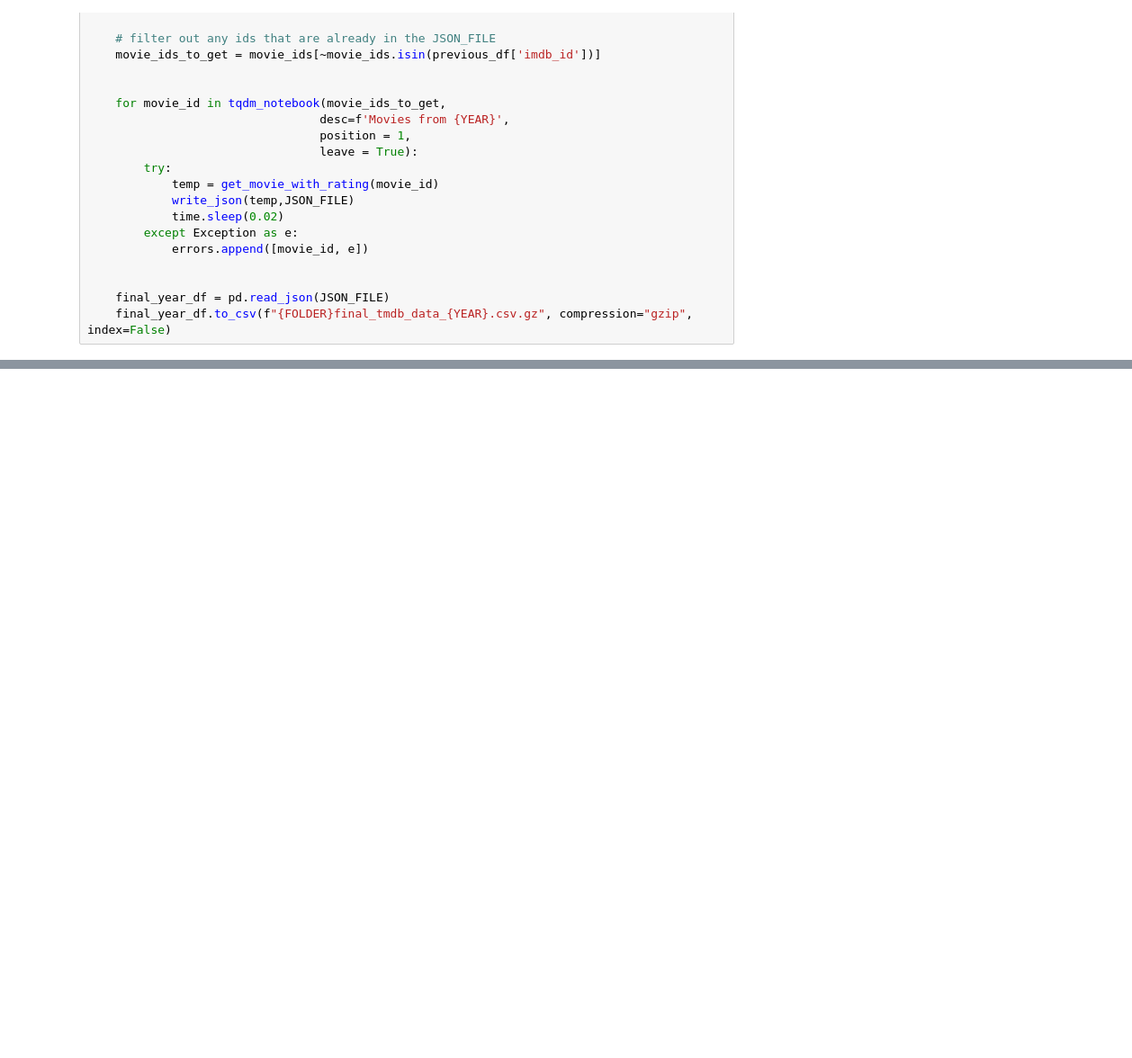
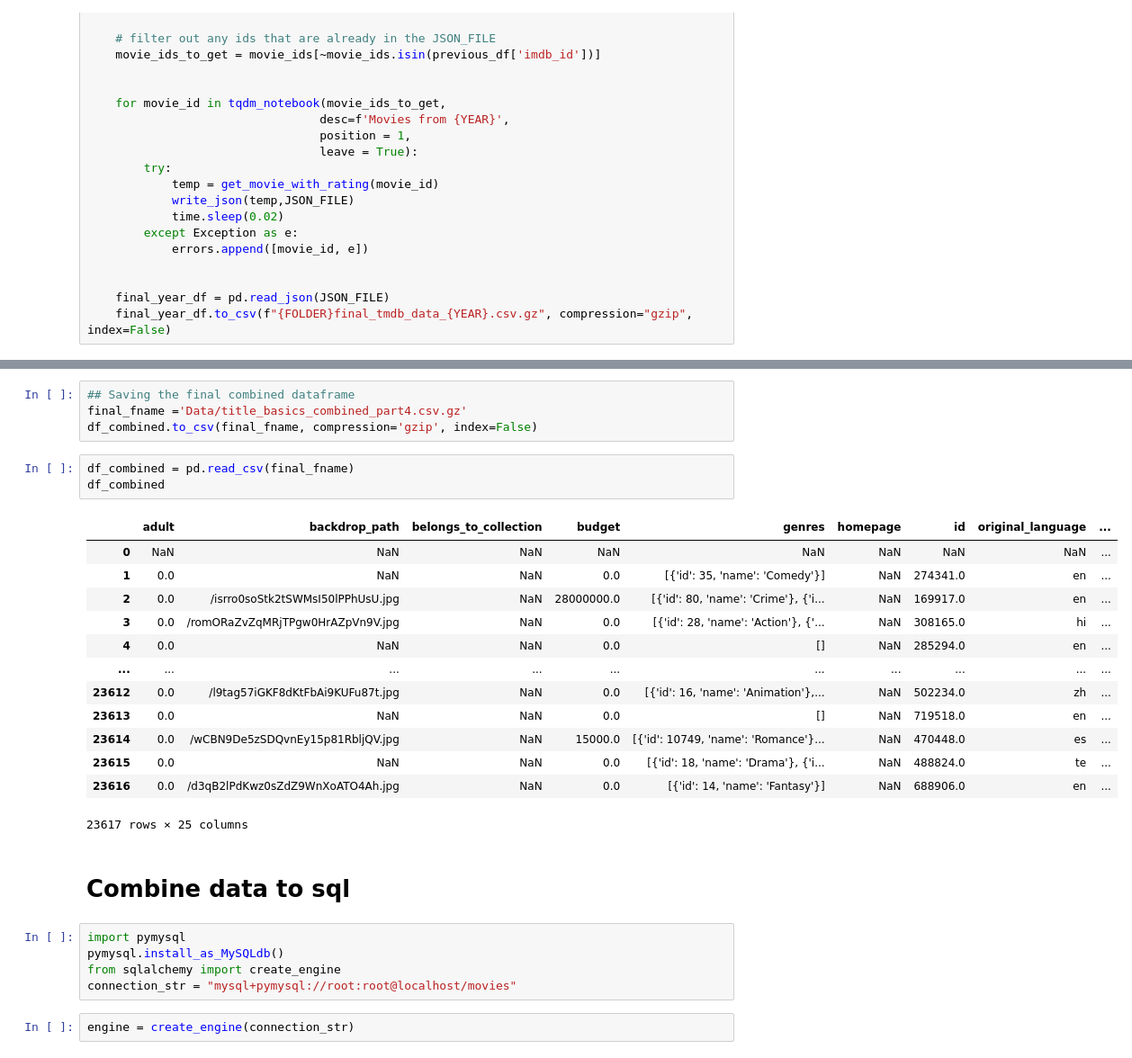
Before and after one commit to mkwak92/Project-3-IMDB, a Jupyter notebook: Project 3 Part 4.ipynb, the cells around one changed output, grey strips where cells are left out. Shown: that part at 90% size. Saved outputs shown, nothing was run; the diff lists cells and outputs as text; blank space fills up the shorter version.

Commit message:
part 4

```diff
--- a/Project 3 Part 4.ipynb
+++ b/Project 3 Part 4.ipynb
@@ -162,0 +201,30 @@ for YEAR in tqdm_notebook(YEARS_TO_GET, desc= 'YEARS', position = 0):
+# %%
+## Saving the final combined dataframe
+final_fname ='Data/title_basics_combined_part4.csv.gz'
+df_combined.to_csv(final_fname, compression='gzip', index=False)
+# %%
+df_combined = pd.read_csv(final_fname)
+df_combined
+# %% [output]
+|  | adult | backdrop_path | belongs_to_collection | budget | genres | homepage | id | original_language | ... |
+| 0 | NaN | NaN | NaN | NaN | NaN | NaN | NaN | NaN | ... |
+| 1 | 0.0 | NaN | NaN | 0.0 | [{'id': 35, 'name': 'Comedy'}] | NaN | 274341.0 | en | ... |
+| 2 | 0.0 | /isrro0soStk2tSWMsI50lPPhUsU.jpg | NaN | 28000000.0 | [{'id': 80, 'name': 'Crime'}, {'i... | NaN | 169917.0 | en | ... |
+| 3 | 0.0 | /romORaZvZqMRjTPgw0HrAZpVn9V.jpg | NaN | 0.0 | [{'id': 28, 'name': 'Action'}, {'... | NaN | 308165.0 | hi | ... |
+| 4 | 0.0 | NaN | NaN | 0.0 | [] | NaN | 285294.0 | en | ... |
+| ... | ... | ... | ... | ... | ... | ... | ... | ... | ... |
+| 23612 | 0.0 | /l9tag57iGKF8dKtFbAi9KUFu87t.jpg | NaN | 0.0 | [{'id': 16, 'name': 'Animation'},... | NaN | 502234.0 | zh | ... |
+| 23613 | 0.0 | NaN | NaN | 0.0 | [] | NaN | 719518.0 | en | ... |
+| 23614 | 0.0 | /wCBN9De5zSDQvnEy15p81RbljQV.jpg | NaN | 15000.0 | [{'id': 10749, 'name': 'Romance'}... | NaN | 470448.0 | es | ... |
+| 23615 | 0.0 | NaN | NaN | 0.0 | [{'id': 18, 'name': 'Drama'}, {'i... | NaN | 488824.0 | te | ... |
+| 23616 | 0.0 | /d3qB2lPdKwz0sZdZ9WnXoATO4Ah.jpg | NaN | 0.0 | [{'id': 14, 'name': 'Fantasy'}] | NaN | 688906.0 | en | ... |
+23617 rows × 25 columns
+# %% [markdown]
+# Combine data to sql
+# %%
+import pymysql
+pymysql.install_as_MySQLdb()
+from sqlalchemy import create_engine
+connection_str = "mysql+pymysql://root:root@localhost/movies"
+# %%
+engine = create_engine(connection_str)
```
Also changed, not shown: parts of 36 cells of this notebook, 2 other files.
